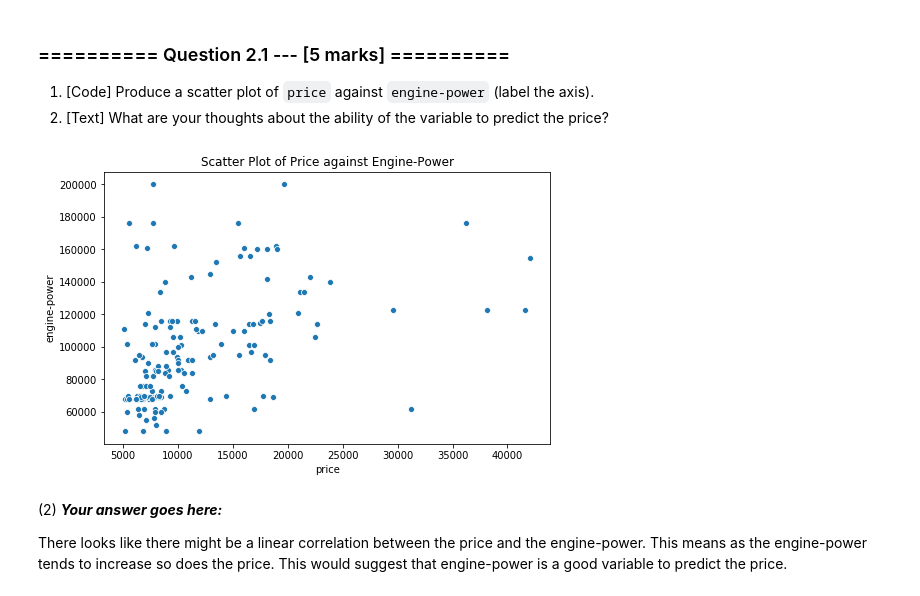
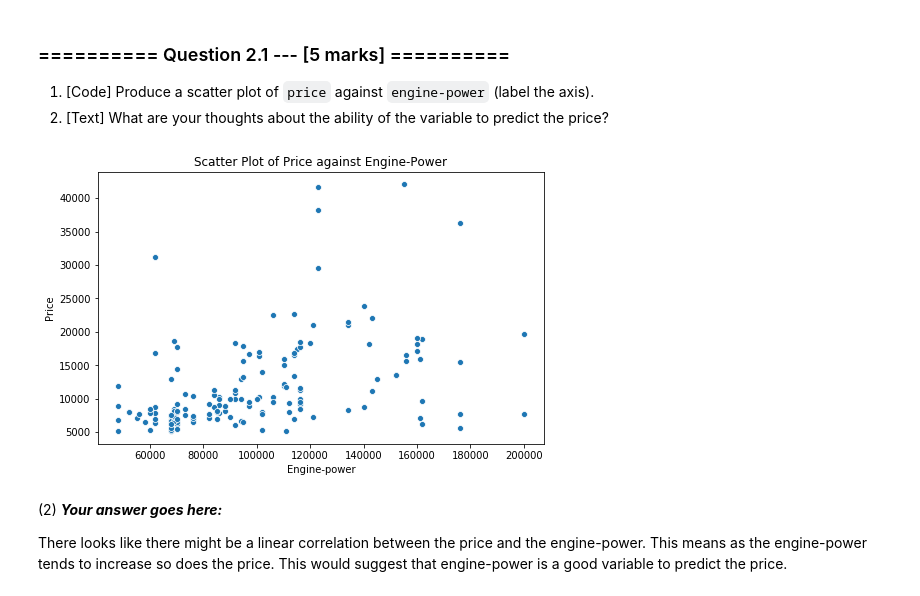
Before and after one commit to ZeroSum24/IAML2018, a Jupyter notebook: Assignments_Work/02_LinearRegression.ipynb, the cells around one changed output. Cells and saved outputs as stored; diff of their text form; code cells hidden in the pictures.

```diff
--- a/Assignments_Work/02_LinearRegression.ipynb
+++ b/Assignments_Work/02_LinearRegression.ipynb
@@ -310,14 +311,19 @@ When applying machine learning in practice it can be prudent to start out simple
 # %%
 # (1) # Producing a scatter plot of price against engine-power
 
+# Creating the figure and scatterplot
 plt.figure(figsize=(8,5))
-sns.scatterplot(x=auto_numeric.price, y=auto_numeric['engine-power'], data=auto_numeric)
-plt.xlabel("price")
-plt.ylabel("engine-power")
+sns.scatterplot(x=auto_numeric['engine-power'], y=auto_numeric.price, data=auto_numeric)
+
+# Adding the labels and title
+plt.xlabel("Engine-power")
+plt.ylabel("Price")
 plt.title("Scatter Plot of Price against Engine-Power")
+
+# Displaying the plot
 plt.show()
 # %% [output]
-[figure, old version]
+[figure, new version]
 # %% [markdown]
 (2) ***Your answer goes here:***
 
```
Also changed, not shown: parts of 22 cells of this notebook.
